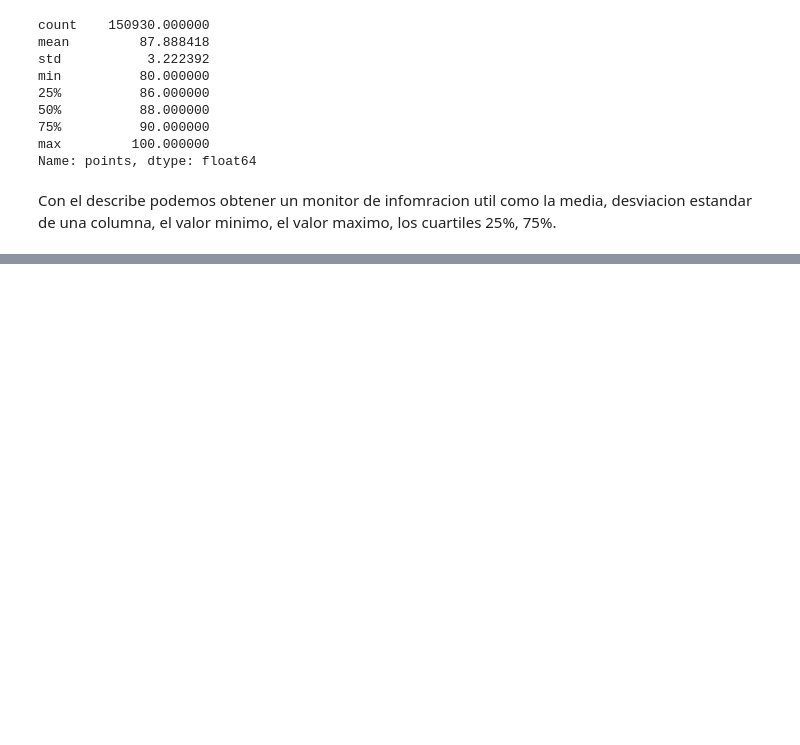
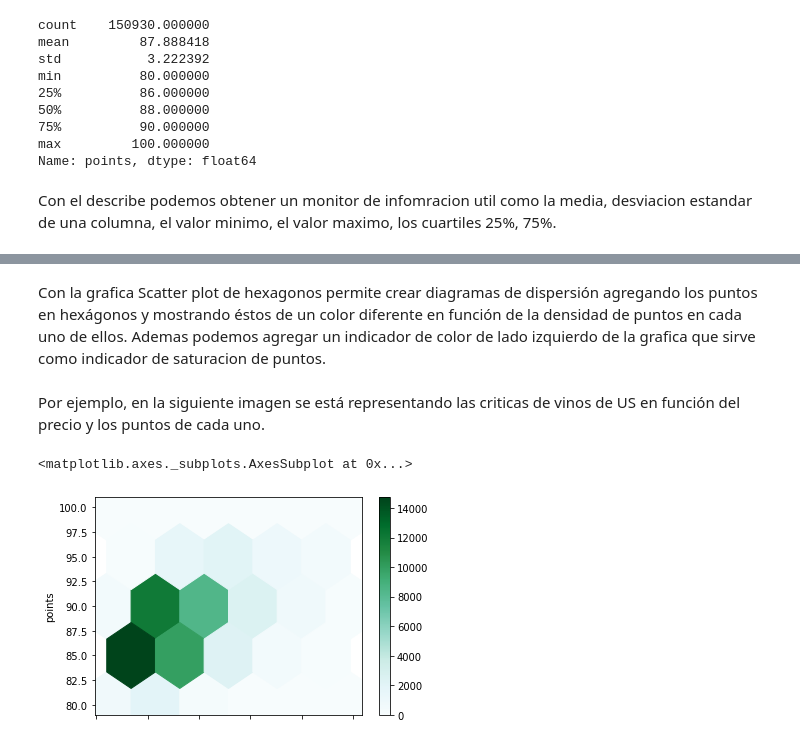
Before and after one commit to carlmuva/MINERIA-DE-DATOS, a Jupyter notebook: Practica2/Practica2.ipynb, the cells around one changed output, grey strips where cells are left out. Cells and saved outputs as stored; diff of their text form; code cells hidden in the pictures; blank space fills up the shorter version.

```diff
--- a/Practica2/Practica2.ipynb
+++ b/Practica2/Practica2.ipynb
@@ -139,0 +191,9 @@ Representan las freceuncuas y las probabilidades que tienen los datos que estan
+# %% [markdown]
+Con la grafica Scatter plot de hexagonos permite crear diagramas de dispersión agregando los puntos en hexágonos y mostrando éstos de un color diferente en función de la densidad de puntos en cada uno de ellos. Ademas podemos agregar un indicador de color de lado izquierdo de la grafica que sirve como indicador de saturacion de puntos.
+# %% [markdown]
+Por ejemplo, en la siguiente imagen se está representando las criticas de vinos de US en función del precio y los puntos de cada uno.
+# %%
+clase_US[clase_US['price'] < 100].plot.hexbin(x='price', y='points', gridsize=5)
+# %% [output]
+<matplotlib.axes._subplots.AxesSubplot at 0x...>
+[figure, added]
```
Also changed, not shown: parts of 51 cells of this notebook.
